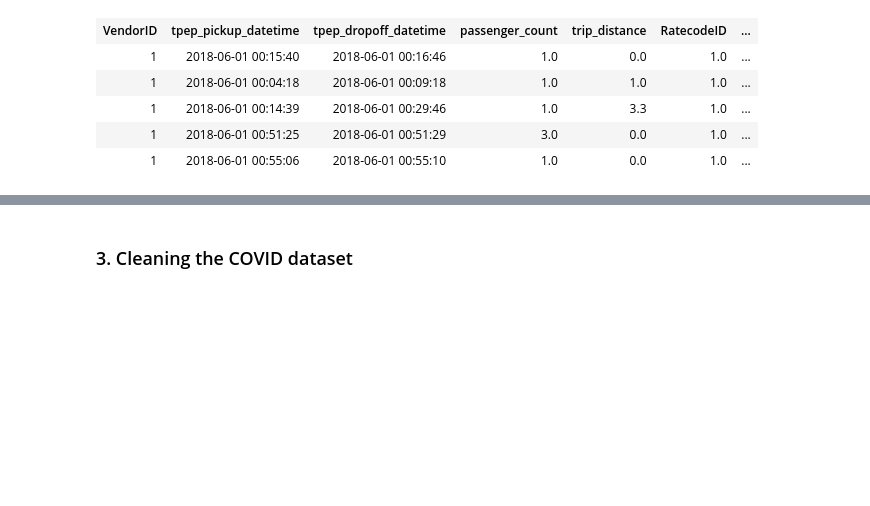
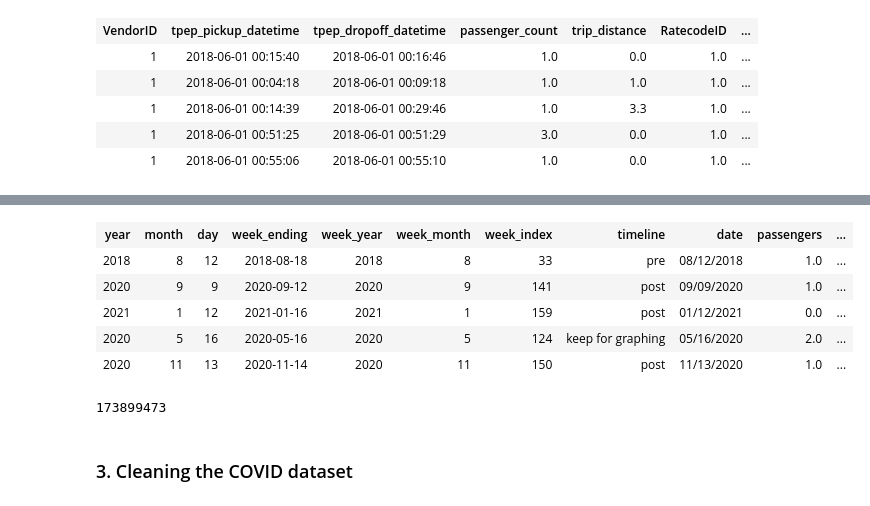
Before and after one commit to MAST30034-Applied-Data-Science/mast30034-project-1-DigitalData, a Jupyter notebook: notebooks/preprocessing_part_1_cleaning.ipynb, the cells around one changed output, grey strips where cells are left out. Saved outputs shown, nothing was run; the diff lists cells and outputs as text; code cells hidden in the pictures; blank space fills up the shorter version.

```diff
--- a/notebooks/preprocessing_part_1_cleaning.ipynb
+++ b/notebooks/preprocessing_part_1_cleaning.ipynb
@@ -299,10 +328,20 @@ if INTERMEDIATE_OUTPUTS:
 # %%
-if INTERMEDIATE_OUTPUTS:
-    print(tlc_df.sort('trip_distance', ascending=False).limit(5))
+tlc_df.sort('trip_distance', ascending=False).limit(5)
+# %% [output]
+| year | month | day | week_ending | week_year | week_month | week_index | timeline | date | passengers | ... |
+| 2018 | 8 | 12 | 2018-08-18 | 2018 | 8 | 33 | pre | 08/12/2018 | 1.0 | ... |
+| 2020 | 9 | 9 | 2020-09-12 | 2020 | 9 | 141 | post | 09/09/2020 | 1.0 | ... |
+| 2021 | 1 | 12 | 2021-01-16 | 2021 | 1 | 159 | post | 01/12/2021 | 0.0 | ... |
+| 2020 | 5 | 16 | 2020-05-16 | 2020 | 5 | 124 | keep for graphing | 05/16/2020 | 2.0 | ... |
+| 2020 | 11 | 13 | 2020-11-14 | 2020 | 11 | 150 | post | 11/13/2020 | 1.0 | ... |
 # %%
 # filter by anything outside of the time bounded by the timelines
 # (keep the transitionary time (2019) for time-series analysis)
 tlc_df = tlc_df.where(F.col('timeline') != 'neither')
+# %%
+tlc_df.count()
+# %% [output]
+173899473
 # %%
 # save the stacked df by month (this will take a while)
 tlc_df = tlc_df.sort('week_year', 'week_month')
```
Also changed, not shown: parts of 17 cells of this notebook, 13 other files.
